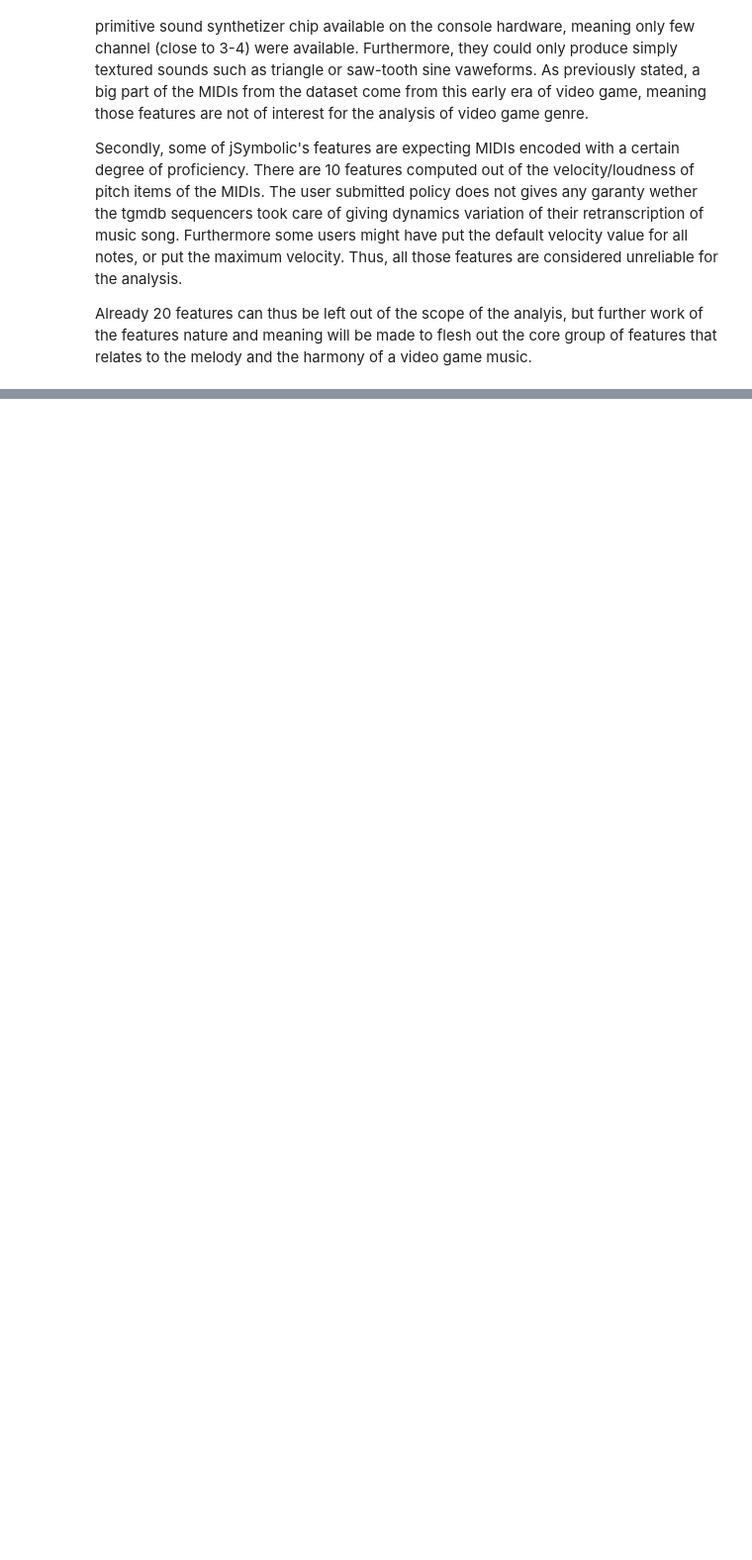
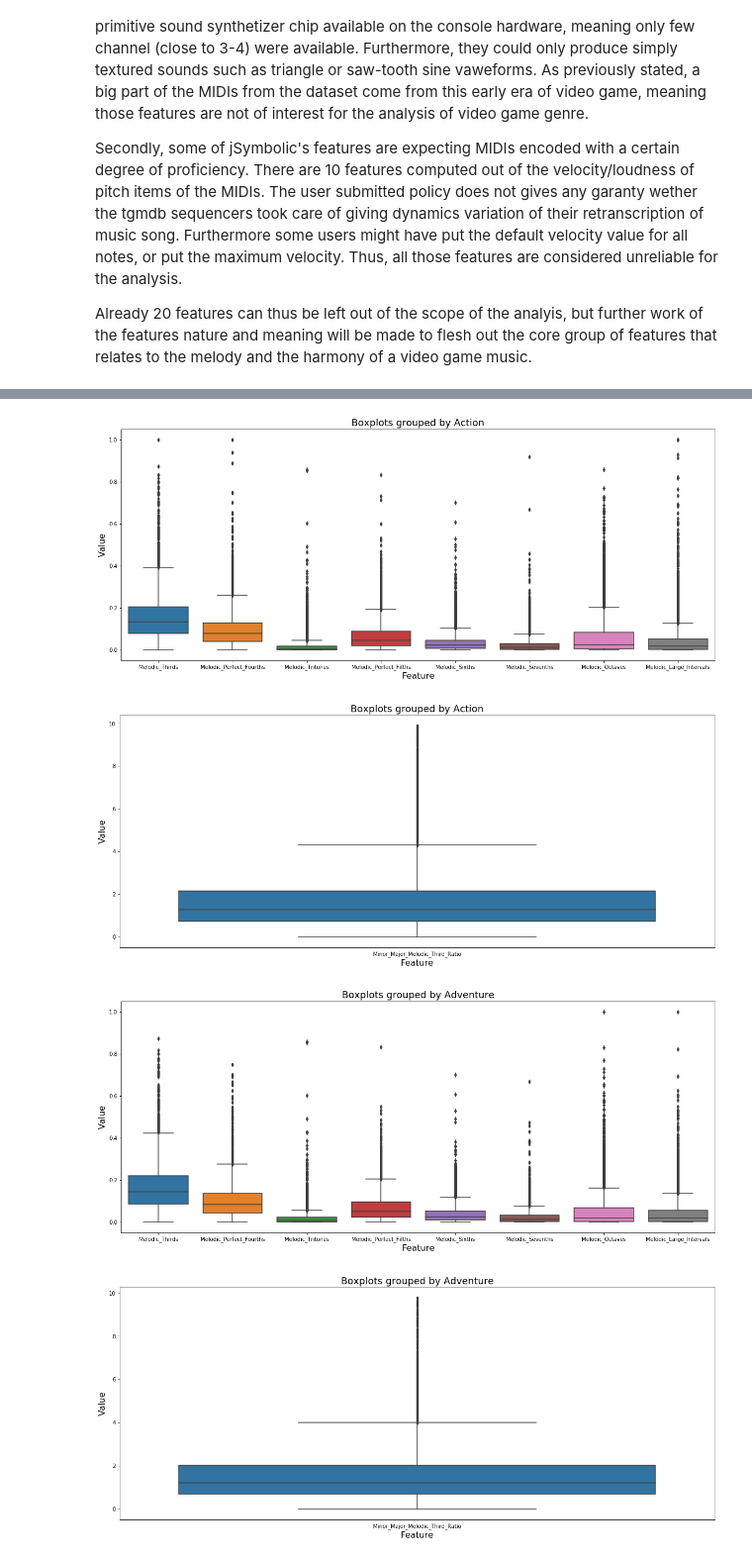
Before and after one commit to cedricviaccoz/musicology, a Jupyter notebook: dataset/JSymbolic Feat. Analysis & Discussion.ipynb, the cells around one changed output, grey strips where cells are left out. Shown at 99% size. Drawn from its saved outputs; the diff is of its cells as text; code cells hidden in the pictures; blank space fills up the shorter version.

```diff
--- a/dataset/JSymbolic Feat. Analysis & Discussion.ipynb
+++ b/dataset/JSymbolic Feat. Analysis & Discussion.ipynb
@@ -289,0 +389,22 @@ Already 20 features can thus be left out of the scope of the analyis, but furthe
+# %%
+mel_intervals = ['Melodic_Thirds','Melodic_Perfect_Fourths',\
+                'Melodic_Tritones','Melodic_Perfect_Fifths',\
+                'Melodic_Sixths','Melodic_Sevenths','Melodic_Octaves', 'Melodic_Large_Intervals']
+maj_min = ['Minor_Major_Melodic_Third_Ratio']
+boxPlotByGenre('Action',mel_intervals, df_pred)
+boxPlotByGenre('Action',maj_min, df_min_maj_filt)
+boxPlotByGenre('Adventure',mel_intervals, df_pred)
+boxPlotByGenre('Adventure',maj_min, df_min_maj_filt)
+boxPlotByGenre('Role-Playing',mel_intervals, df_pred)
+boxPlotByGenre('Role-Playing',maj_min, df_min_maj_filt)
+boxPlotByGenre('Fighting',mel_intervals, df_pred)
+boxPlotByGenre('Fighting',maj_min, df_min_maj_filt)
+boxPlotByGenre('Shooter',mel_intervals, df_pred)
+boxPlotByGenre('Shooter',maj_min, df_min_maj_filt)
+boxPlotByGenre('Puzzle',mel_intervals, df_pred)
+boxPlotByGenre('Puzzle',maj_min, df_min_maj_filt)
+# %% [output]
+[figure, added]
+[figure, added]
+[figure, added]
+[figure, added]
```
Also changed, not shown: parts of 8 cells of this notebook.
